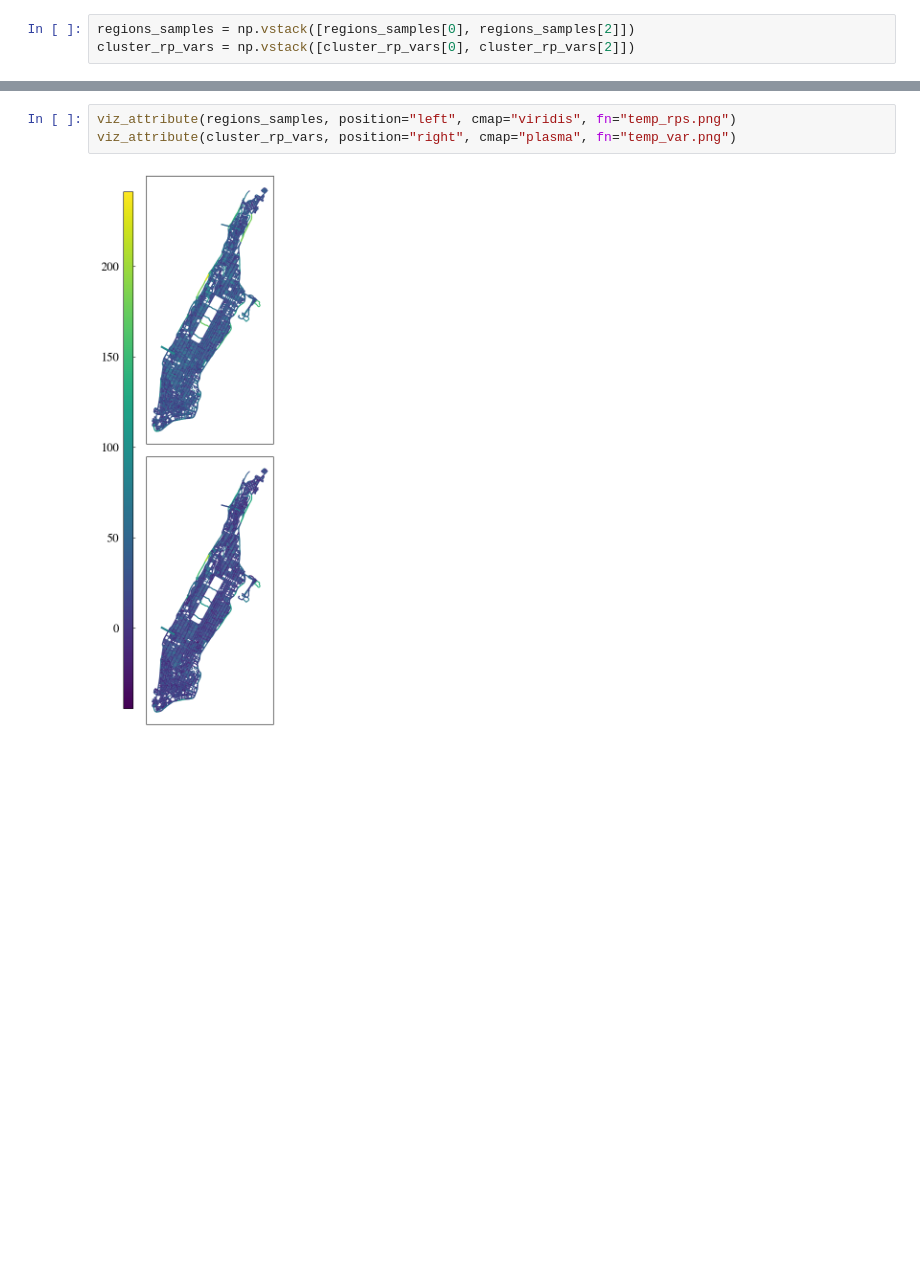
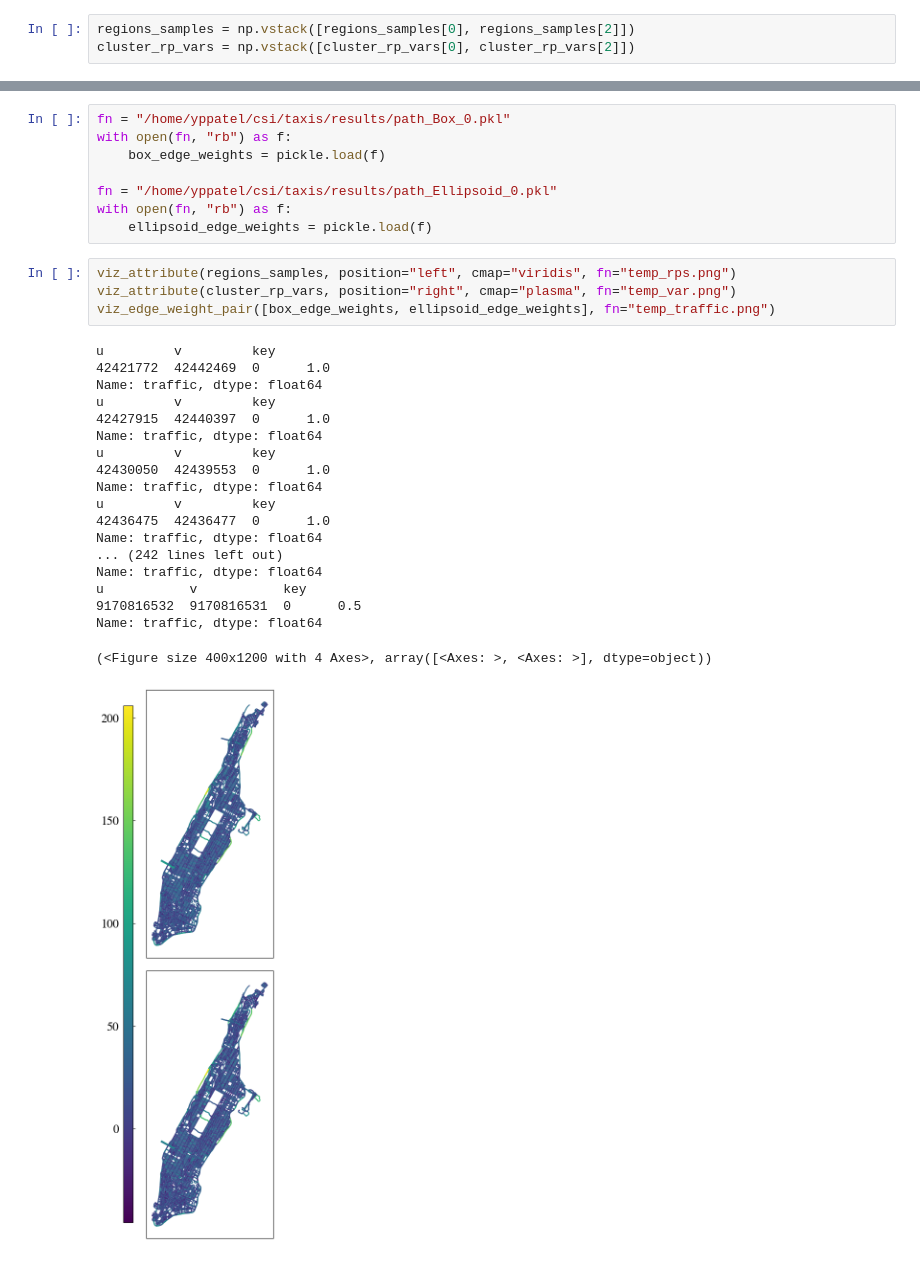
Before and after one commit to yashpatel5400/csi, a Jupyter notebook: taxis/forecast_rps.ipynb, the cells around one changed output, grey strips where cells are left out. Cells and saved outputs as stored; diff of their text form; blank space fills up the shorter version.

```diff
--- a/taxis/forecast_rps.ipynb
+++ b/taxis/forecast_rps.ipynb
@@ -164,5 +202,32 @@ cluster_rp_vars = np.vstack([cluster_rp_vars[0], cluster_rp_vars[2]])
+# %%
+fn = "/home/yppatel/csi/taxis/results/path_Box_0.pkl"
+with open(fn, "rb") as f:
+    box_edge_weights = pickle.load(f)
+
+fn = "/home/yppatel/csi/taxis/results/path_Ellipsoid_0.pkl"
+with open(fn, "rb") as f:
+    ellipsoid_edge_weights = pickle.load(f)
 # %%
 viz_attribute(regions_samples, position="left", cmap="viridis", fn="temp_rps.png")
 viz_attribute(cluster_rp_vars, position="right", cmap="plasma", fn="temp_var.png")
+viz_edge_weight_pair([box_edge_weights, ellipsoid_edge_weights], fn="temp_traffic.png")
 # %% [output]
+u         v         key
+42421772  42442469  0      1.0
+Name: traffic, dtype: float64
+u         v         key
+42427915  42440397  0      1.0
+Name: traffic, dtype: float64
+u         v         key
+42430050  42439553  0      1.0
+Name: traffic, dtype: float64
+u         v         key
+42436475  42436477  0      1.0
+Name: traffic, dtype: float64
+... (242 lines left out)
+Name: traffic, dtype: float64
+u           v           key
+9170816532  9170816531  0      0.5
+Name: traffic, dtype: float64
+(<Figure size 400x1200 with 4 Axes>, array([<Axes: >, <Axes: >], dtype=object))
-[figure, old version]
+[figure, new version]
```
Also changed, not shown: parts of 4 cells of this notebook, 5 other files.
